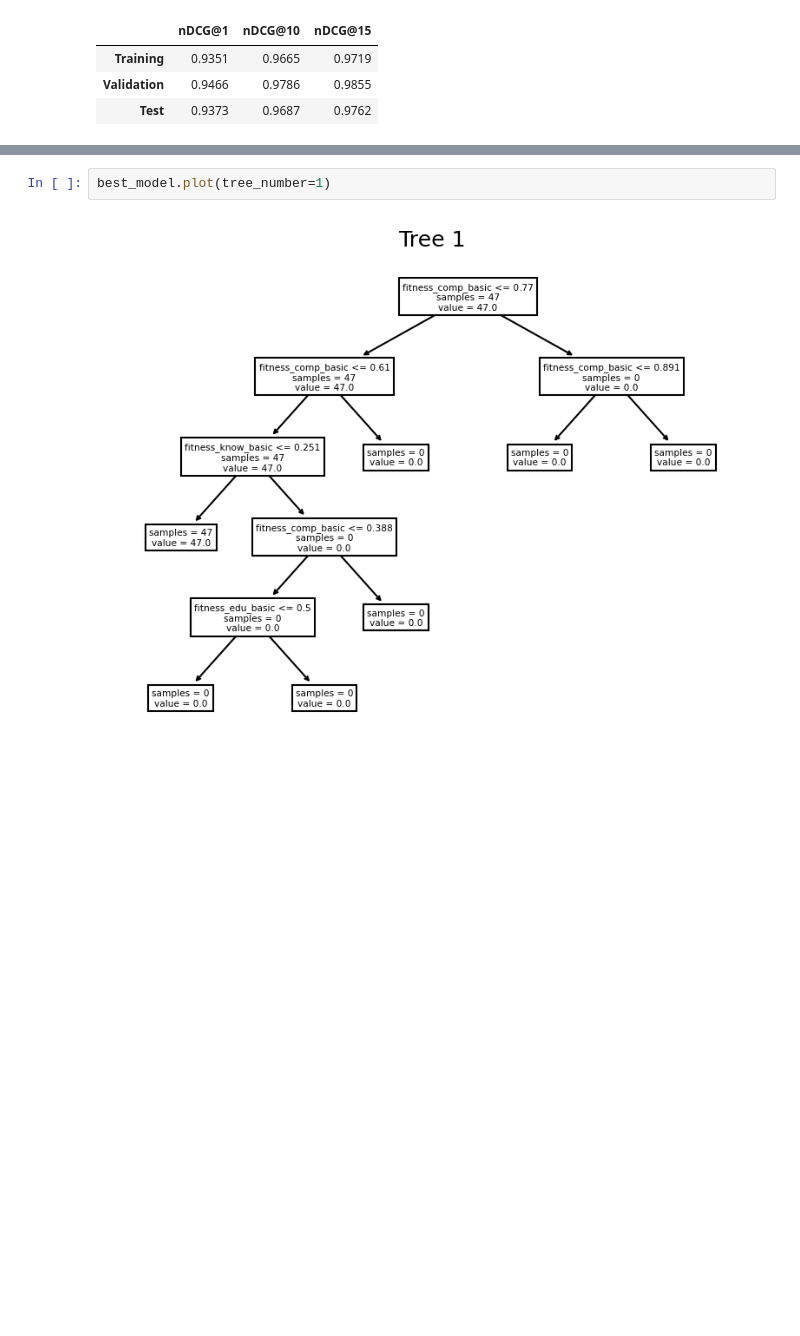
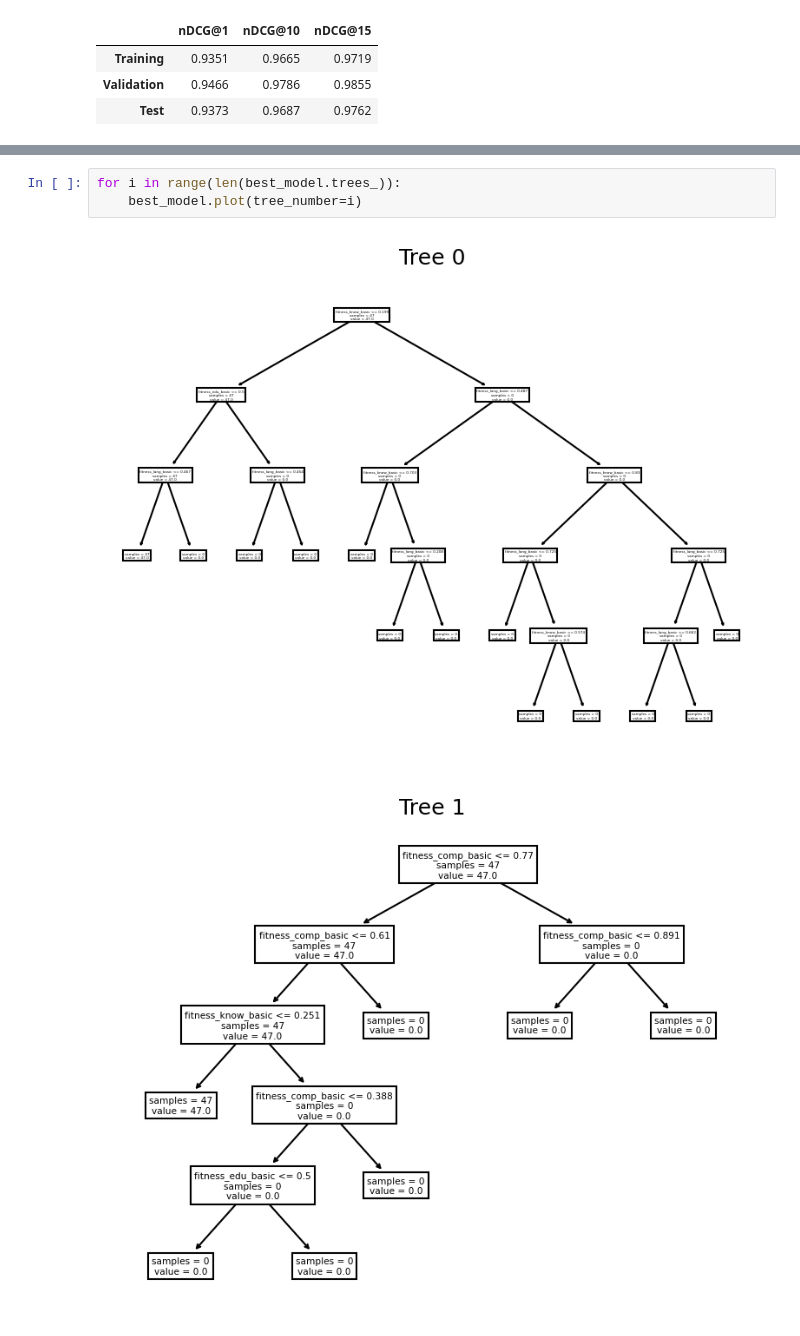
Before and after one commit to jacons/Interpretable-by-design-Human-Recommender, a Jupyter notebook: Models/GlassBox/figs/FIGSRegressor.ipynb, the cells around one changed output, grey strips where cells are left out. Saved outputs shown, nothing was run; the diff lists cells and outputs as text; blank space fills up the shorter version.

```diff
--- a/Models/GlassBox/figs/FIGSRegressor.ipynb
+++ b/Models/GlassBox/figs/FIGSRegressor.ipynb
@@ -44,4 +60,6 @@ FIGSRegressor(max_rules=25, max_trees=8, min_impurity_decrease=0.1)
 # %%
-best_model.plot(tree_number=1)
+for i in range(len(best_model.trees_)):
+    best_model.plot(tree_number=i)
 # %% [output]
-[figure, old version]
+[figure, new version]
+[figure, added]
```
Also changed, not shown: parts of 2 cells of this notebook, 15 other files.
